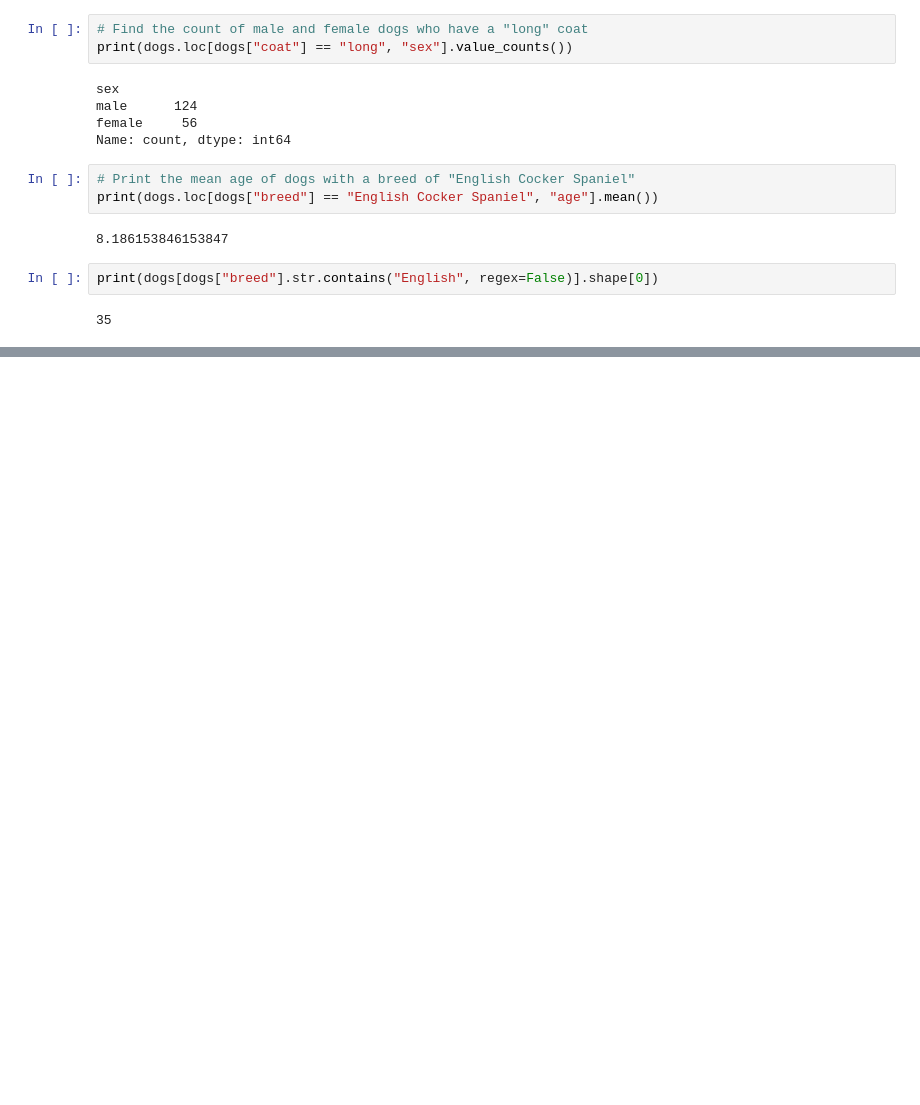
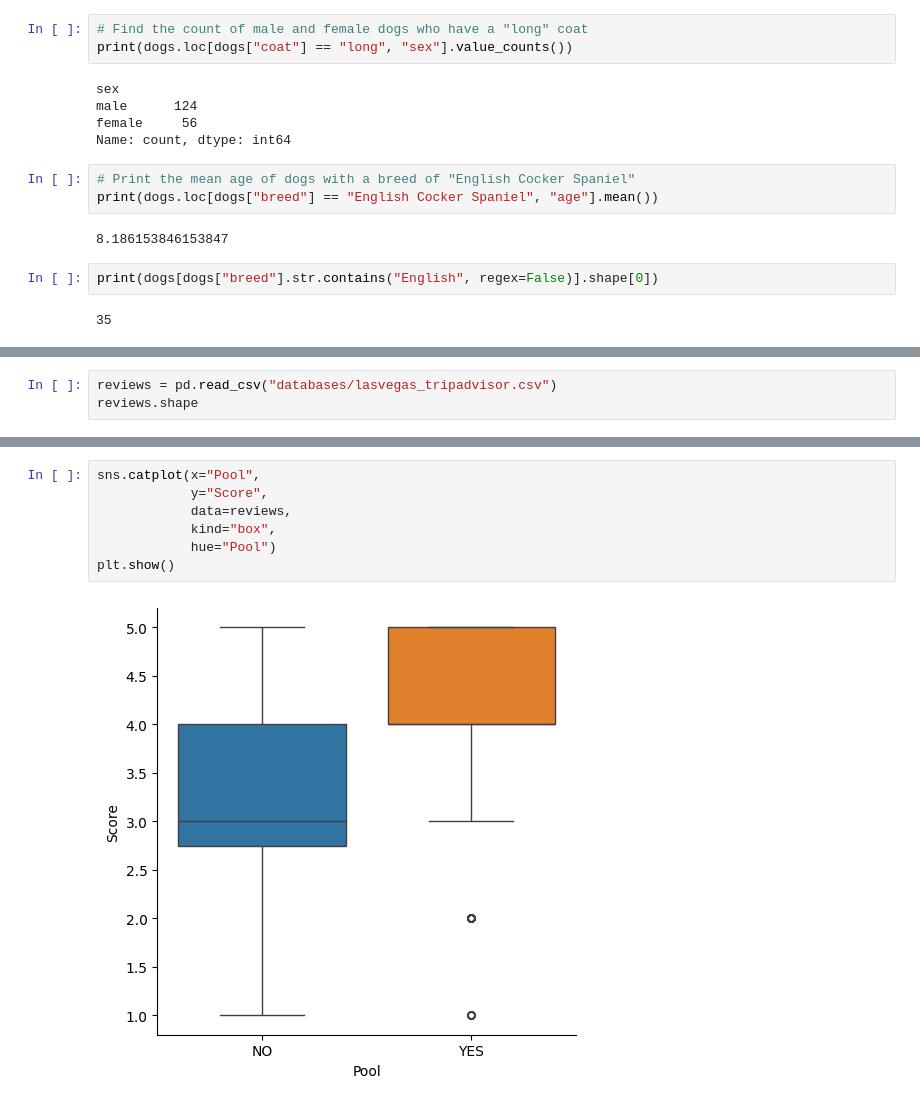
Before and after one commit to andrewch28/DataCamp, a Jupyter notebook: 11)Categorical_data.ipynb, the cells around one changed output, grey strips where cells are left out. Saved outputs shown, nothing was run; the diff lists cells and outputs as text; blank space fills up the shorter version.

```diff
--- a/11)Categorical_data.ipynb
+++ b/11)Categorical_data.ipynb
@@ -582,0 +602,3 @@ print(dogs[dogs["breed"].str.contains("English", regex=False)].shape[0])
+# %%
+reviews = pd.read_csv("databases/lasvegas_tripadvisor.csv")
+reviews.shape
@@ -582,0 +647,9 @@ print(dogs[dogs["breed"].str.contains("English", regex=False)].shape[0])
+# %%
+sns.catplot(x="Pool",
+            y="Score",
+            data=reviews,
+            kind="box",
+            hue="Pool")
+plt.show()
+# %% [output]
+[figure, added]
```
Also changed, not shown: parts of 69 cells of this notebook, 4 other files.
